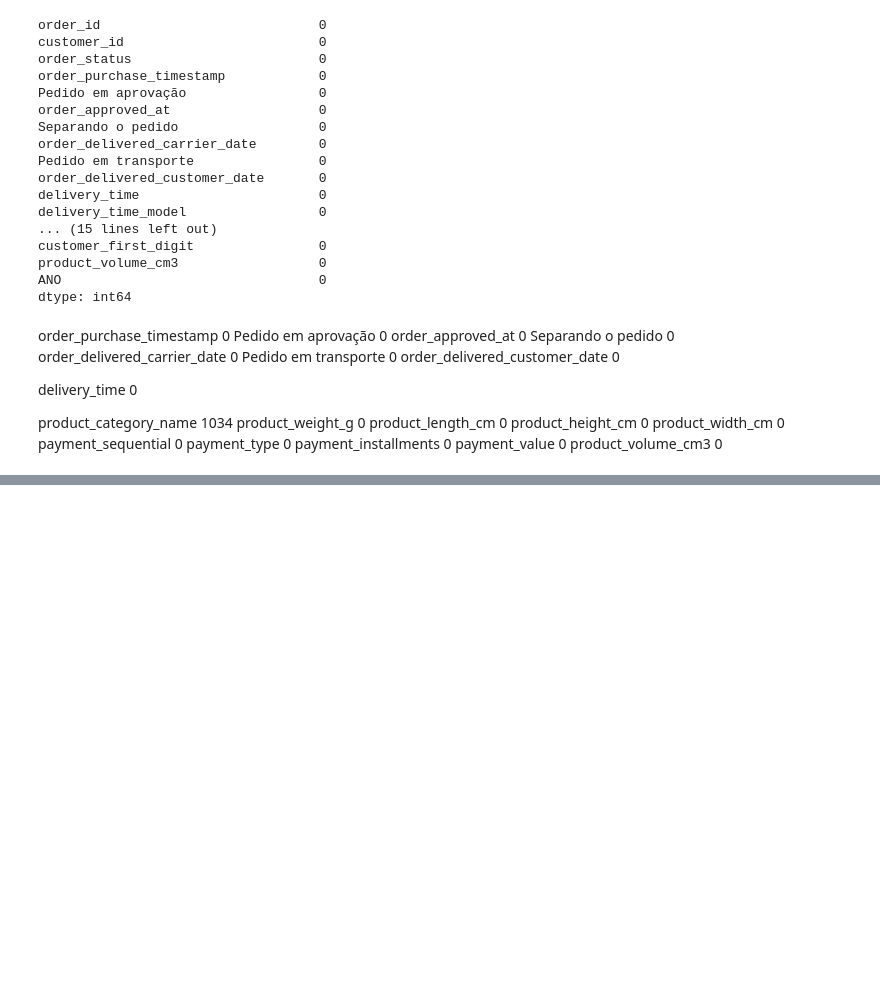
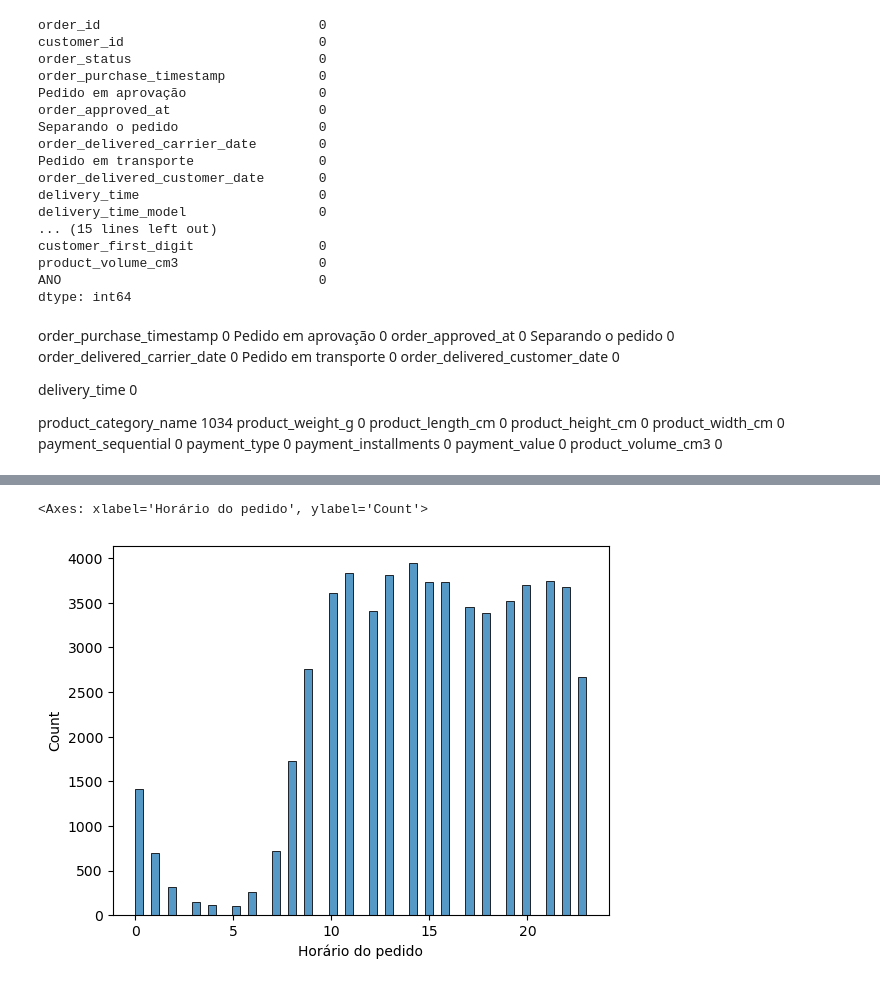
Before and after one commit to mateusono1/De-Company, a Jupyter notebook: analise_dados.ipynb, the cells around one changed output, grey strips where cells are left out. Cells and saved outputs as stored; diff of their text form; code cells hidden in the pictures; blank space fills up the shorter version.

```diff
--- a/analise_dados.ipynb
+++ b/analise_dados.ipynb
@@ -313,0 +348,8 @@ product_volume_cm3                  0
+# %%
+df["order_approved_at"]=pd.to_datetime(df["order_approved_at"])
+df["order_purchase_timestamp"]=pd.to_datetime(df["order_purchase_timestamp"])
+# %%
+ped=df["order_purchase_timestamp"].dt.hour
+apr=df["order_approved_at"].dt.hour
+df.insert(4,"Horário do pedido",ped)
+df.insert(7,"Horário da aprovação",apr)
@@ -313,0 +372,5 @@ product_volume_cm3                  0
+# %%
+sns.histplot(df["Horário do pedido"])
+# %% [output]
+<Axes: xlabel='Horário do pedido', ylabel='Count'>
+[figure, added]
```
Also changed, not shown: parts of 7 cells of this notebook, 8 other files.
